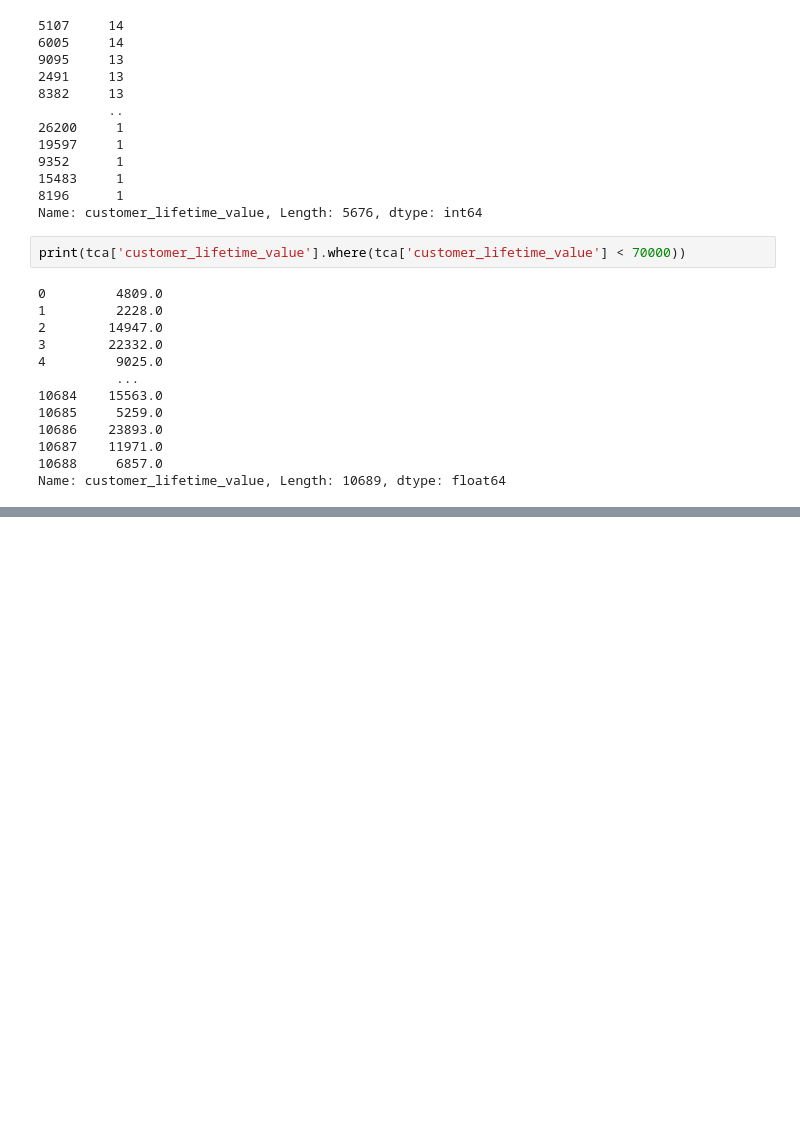
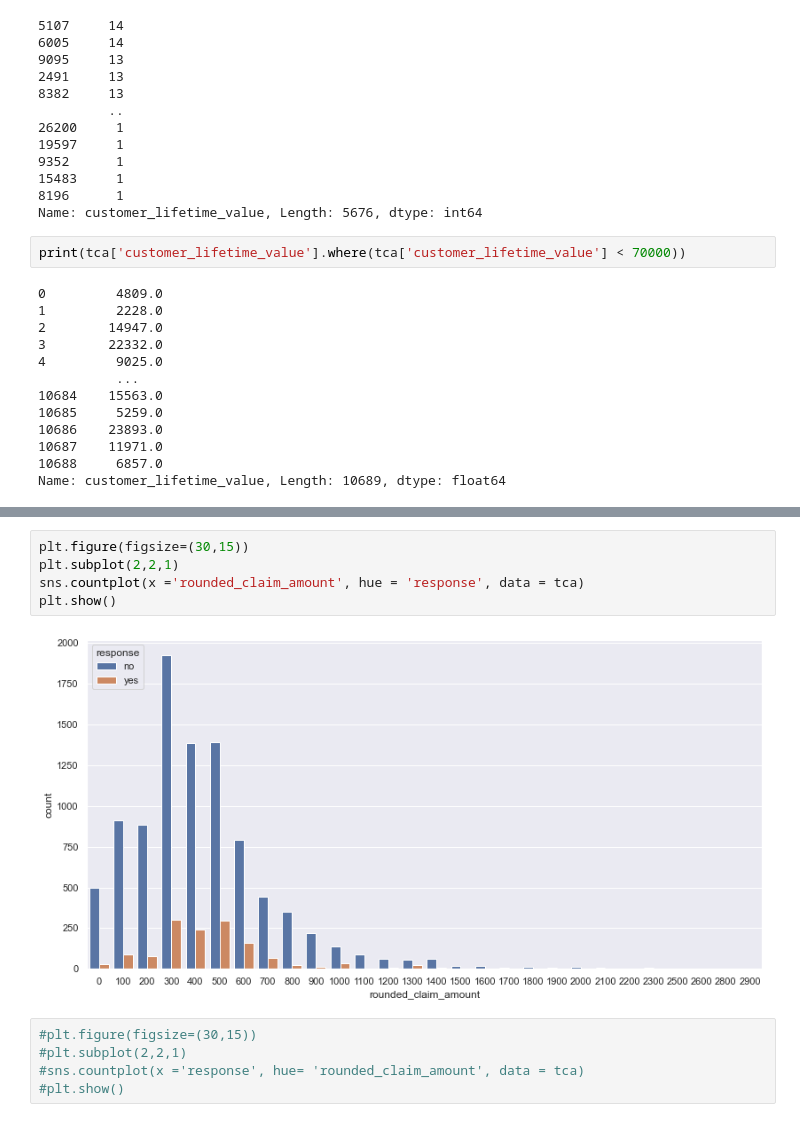
Before and after one commit to joom79/IronhackLab, a Jupyter notebook: Customer_Analysis_Case_Study/Data/Total Claim Amount.ipynb, the cells around one changed output, grey strips where cells are left out. Drawn from its saved outputs; the diff is of its cells as text; blank space fills up the shorter version.

```diff
--- a/Customer_Analysis_Case_Study/Data/Total Claim Amount.ipynb
+++ b/Customer_Analysis_Case_Study/Data/Total Claim Amount.ipynb
@@ -165,0 +245,12 @@ Name: customer_lifetime_value, Length: 10689, dtype: float64
+# %%
+plt.figure(figsize=(30,15))
+plt.subplot(2,2,1)
+sns.countplot(x ='rounded_claim_amount', hue = 'response', data = tca)
+plt.show()
+# %% [output]
+[figure, added]
+# %%
+#plt.figure(figsize=(30,15))
+#plt.subplot(2,2,1)
+#sns.countplot(x ='response', hue= 'rounded_claim_amount', data = tca)
+#plt.show()
```
Also changed, not shown: parts of 16 cells of this notebook.
